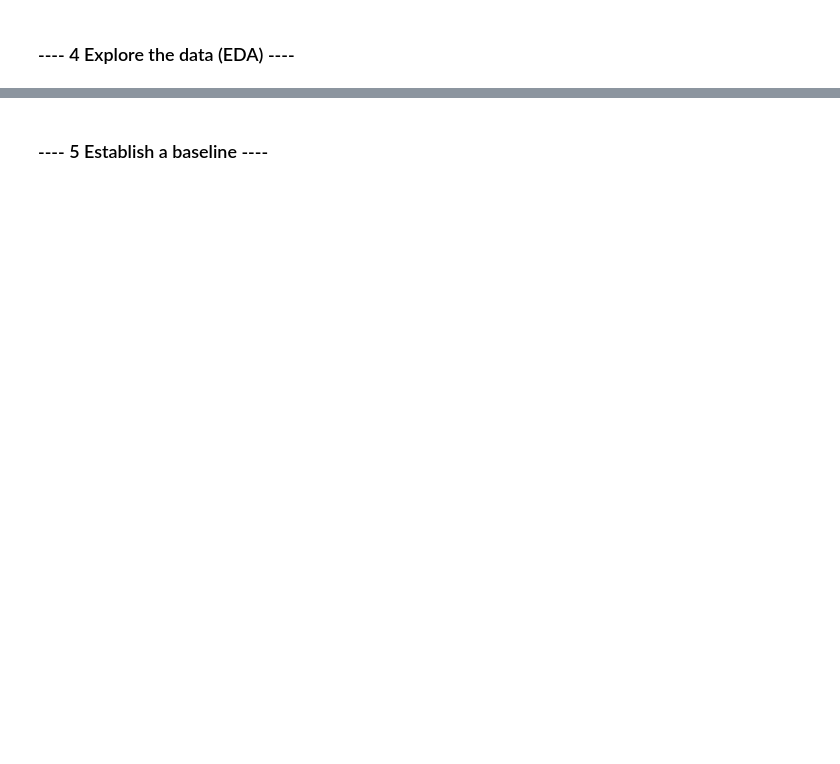
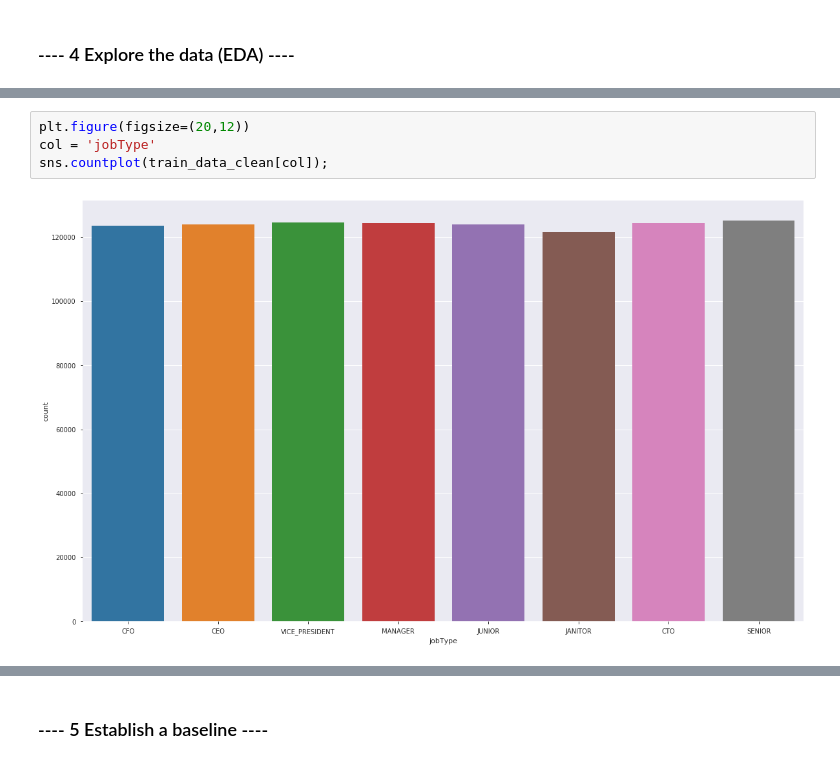
Before and after one commit to narquette/salarypredictionportfolio, a Jupyter notebook: Salary Prediction Notebook.ipynb, the cells around one changed output, grey strips where cells are left out. Cells and saved outputs as stored; diff of their text form; blank space fills up the shorter version.

```diff
--- a/Salary Prediction Notebook.ipynb
+++ b/Salary Prediction Notebook.ipynb
@@ -201,0 +307,6 @@ dtype: int64
+# %%
+plt.figure(figsize=(20,12))
+col = 'jobType'
+sns.countplot(train_data_clean[col]);
+# %% [output]
+[figure, added]
```
Also changed, not shown: parts of 49 cells of this notebook.
